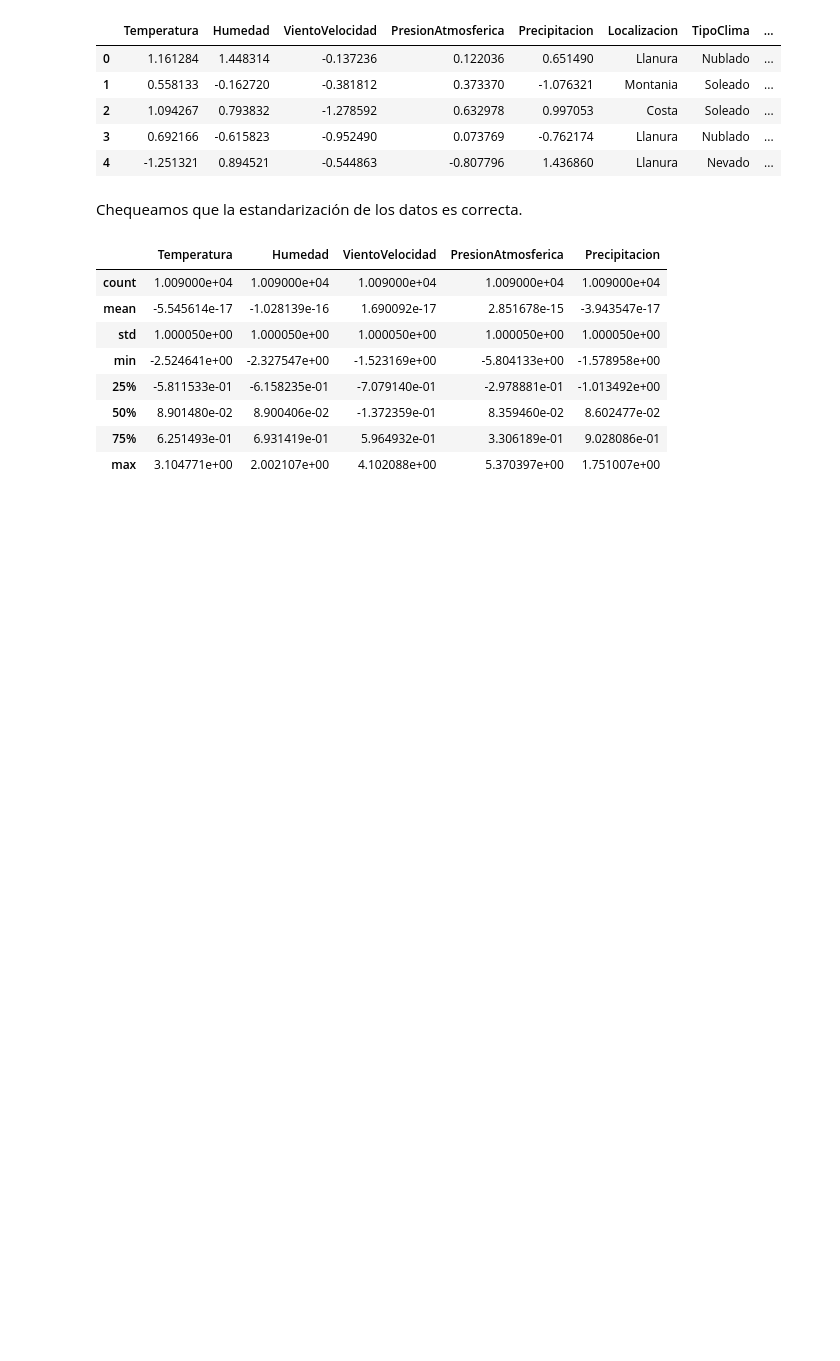
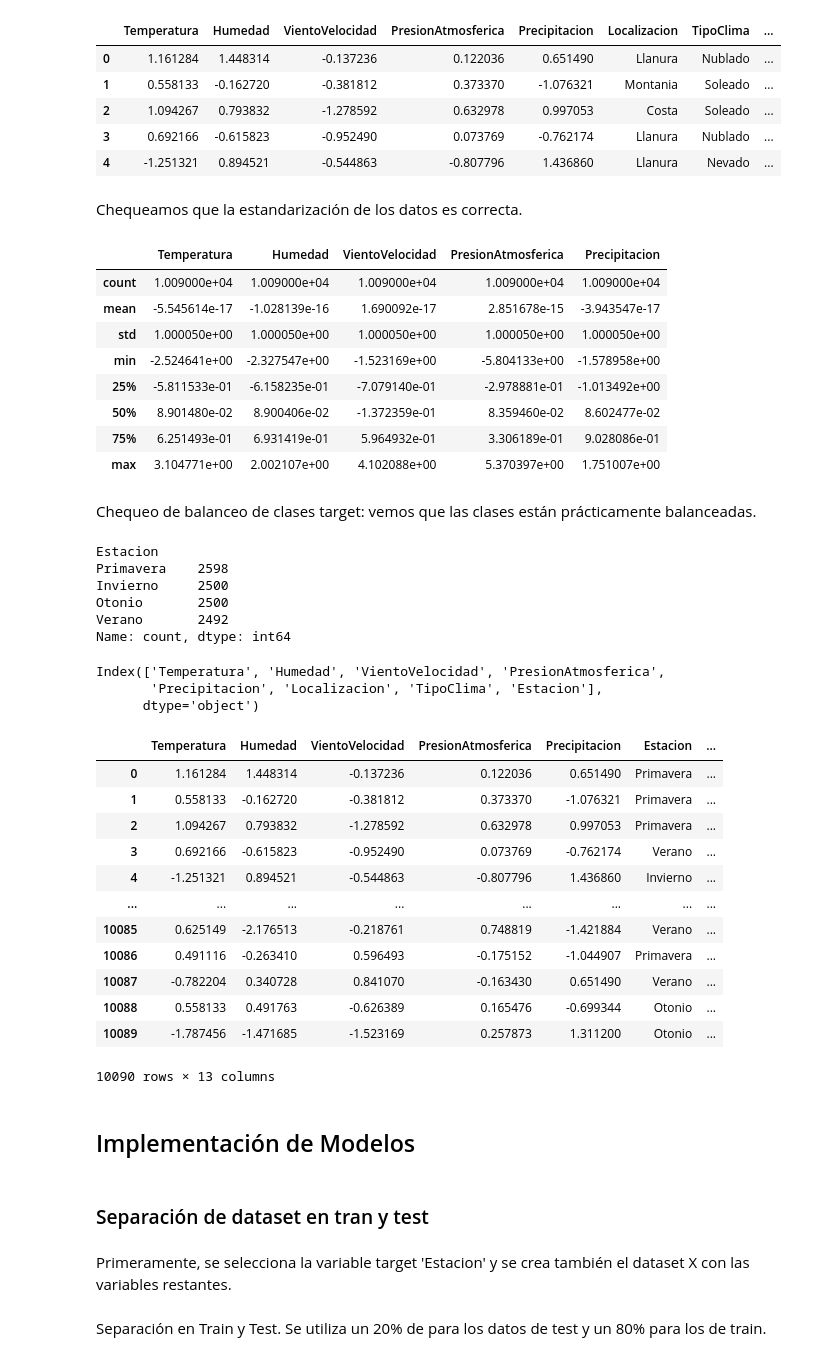
Before and after one commit to bpace1/TP3-Mineria-De-Datos, a Jupyter notebook: TP_3.ipynb, the cells around one changed output. Drawn from its saved outputs; the diff is of its cells as text; code cells hidden in the pictures; blank space fills up the shorter version.

```diff
--- a/TP_3.ipynb
+++ b/TP_3.ipynb
@@ -208,3 +225,43 @@ df_scaled.describe()
 | 50% | 8.901480e-02 | 8.900406e-02 | -1.372359e-01 | 8.359460e-02 | 8.602477e-02 |
 | 75% | 6.251493e-01 | 6.931419e-01 | 5.964932e-01 | 3.306189e-01 | 9.028086e-01 |
 | max | 3.104771e+00 | 2.002107e+00 | 4.102088e+00 | 5.370397e+00 | 1.751007e+00 |
+# %% [markdown]
+Chequeo de balanceo de clases target: vemos que las clases están prácticamente balanceadas.
+# %%
+df_scaled['Estacion'].value_counts()
+# %% [output]
+Estacion
+Primavera    2598
+Invierno     2500
+Otonio       2500
+Verano       2492
+Name: count, dtype: int64
+# %%
+df_scaled.columns
+# %% [output]
+Index(['Temperatura', 'Humedad', 'VientoVelocidad', 'PresionAtmosferica',
+       'Precipitacion', 'Localizacion', 'TipoClima', 'Estacion'],
+      dtype='object')
+# %%
+df_dummies: pd.DataFrame = pd.get_dummies(df_scaled, columns=['Localizacion', 'TipoClima'], dtype=int)
+df_dummies
+# %% [output]
+|  | Temperatura | Humedad | VientoVelocidad | PresionAtmosferica | Precipitacion | Estacion | ... |
+| 0 | 1.161284 | 1.448314 | -0.137236 | 0.122036 | 0.651490 | Primavera | ... |
+| 1 | 0.558133 | -0.162720 | -0.381812 | 0.373370 | -1.076321 | Primavera | ... |
+| 2 | 1.094267 | 0.793832 | -1.278592 | 0.632978 | 0.997053 | Primavera | ... |
+| 3 | 0.692166 | -0.615823 | -0.952490 | 0.073769 | -0.762174 | Verano | ... |
+| 4 | -1.251321 | 0.894521 | -0.544863 | -0.807796 | 1.436860 | Invierno | ... |
+| ... | ... | ... | ... | ... | ... | ... | ... |
+| 10085 | 0.625149 | -2.176513 | -0.218761 | 0.748819 | -1.421884 | Verano | ... |
+| 10086 | 0.491116 | -0.263410 | 0.596493 | -0.175152 | -1.044907 | Primavera | ... |
+| 10087 | -0.782204 | 0.340728 | 0.841070 | -0.163430 | 0.651490 | Verano | ... |
+| 10088 | 0.558133 | 0.491763 | -0.626389 | 0.165476 | -0.699344 | Otonio | ... |
+| 10089 | -1.787456 | -1.471685 | -1.523169 | 0.257873 | 1.311200 | Otonio | ... |
+10090 rows × 13 columns
+# %% [markdown]
+## Implementación de Modelos
+# %% [markdown]
+### Separación de dataset en tran  y test
+# %% [markdown]
+Primeramente, se selecciona la variable target 'Estacion' y se crea también el dataset X con las variables restantes.
@@ -210,0 +271,2 @@ df_scaled.describe()
+# %% [markdown]
+Separación en Train y Test. Se utiliza un 20% de para los datos de test y un 80% para los de train.
```
Also changed, not shown: parts of 12 cells of this notebook.
